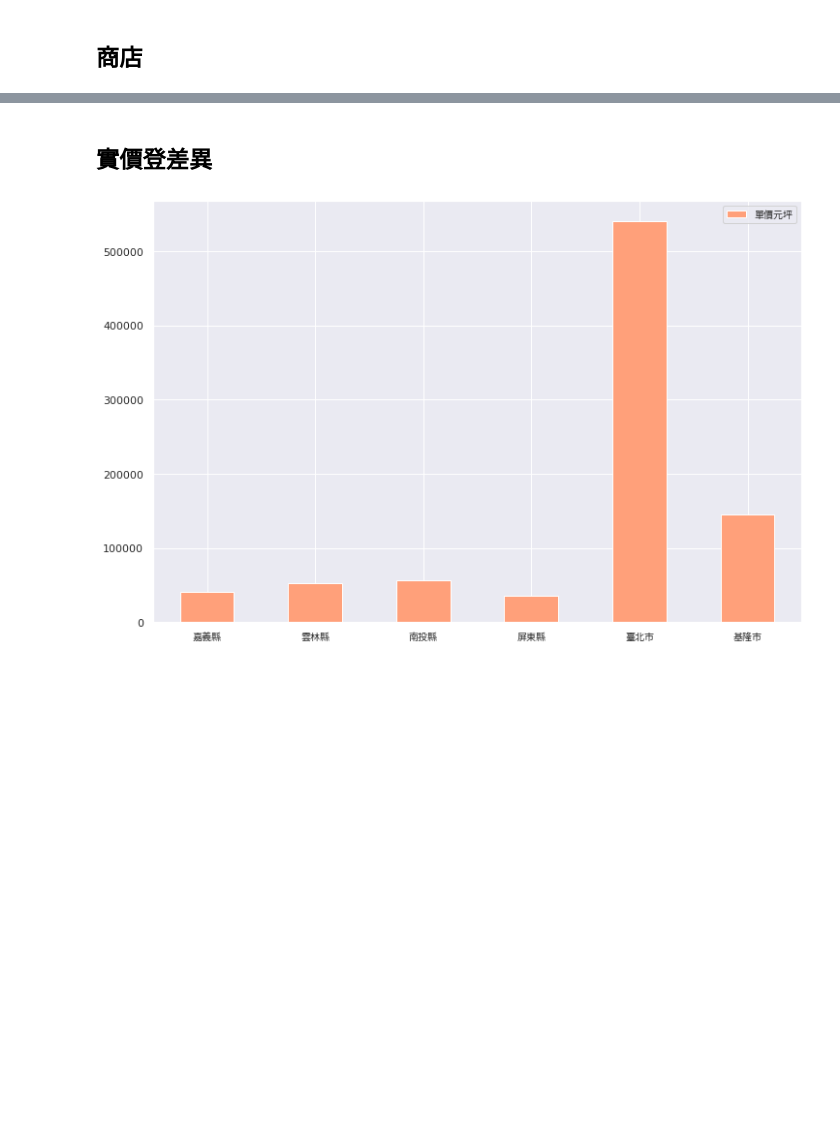
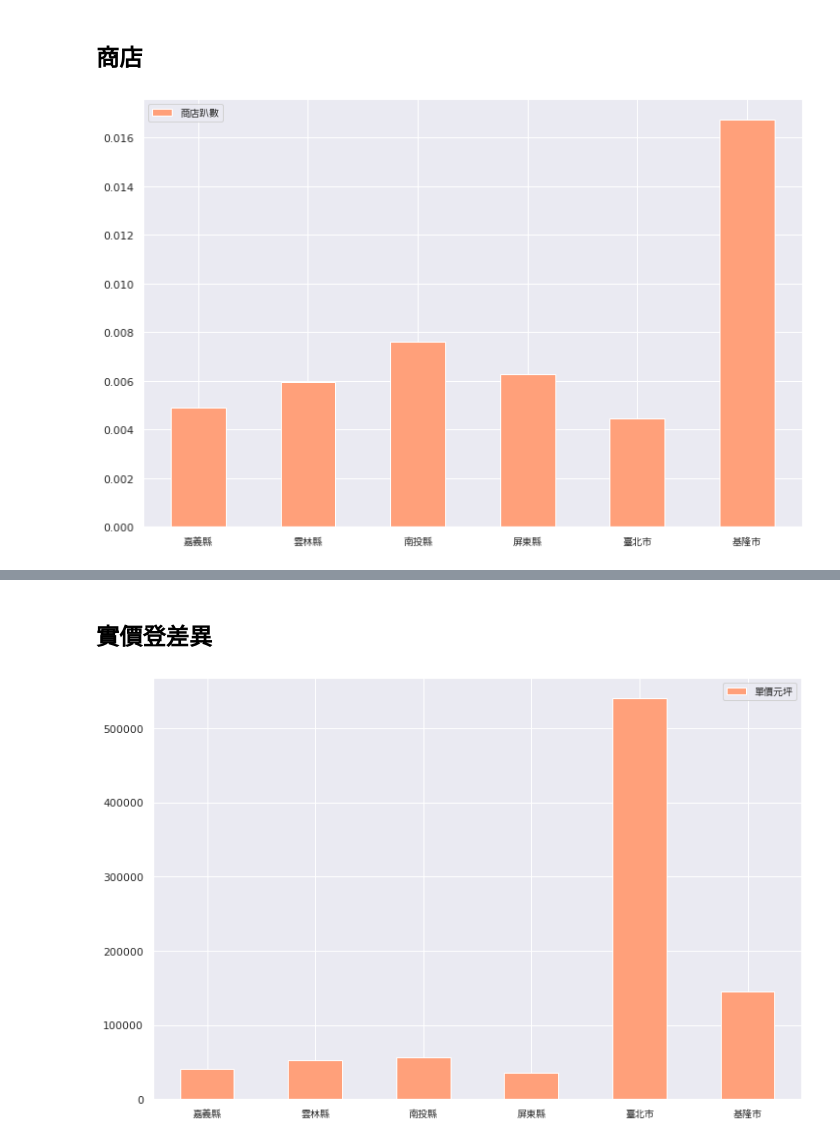
Before and after one commit to yee23456/AI_problem_analysis, a Jupyter notebook: 作業二_沈睿朋.ipynb, the cells around one changed output, grey strips where cells are left out. Cells and saved outputs as stored; diff of their text form; code cells hidden in the pictures; blank space fills up the shorter version.

```diff
--- a/作業二_沈睿朋.ipynb
+++ b/作業二_沈睿朋.ipynb
@@ -82,4 +84,5 @@ memory usage: 163.9+ KB
 city_data_older = data.groupby('COUNTYNAME').mean().sort_values('older_precent')[::-1]
 city_list_older = city_data_older.index.tolist()
 city_older = pd.DataFrame(city_data_older,city_list_older)
-# city_older[['older_precent','單價元坪']]
+city_older['商店趴數'] = data.groupby('縣市').sum()['商店總數'] / data.groupby('縣市').sum()['total_city_people']
+city_older[['older_precent','單價元坪','商店趴數']]
@@ -108,0 +126,4 @@ y = ['消防隊數量','工廠數量','診所數量','金融機構','超商超
+# %%
+first_6(city_older,'商店趴數')
+# %% [output]
+[figure, added]
```
Also changed, not shown: parts of 14 cells of this notebook.
